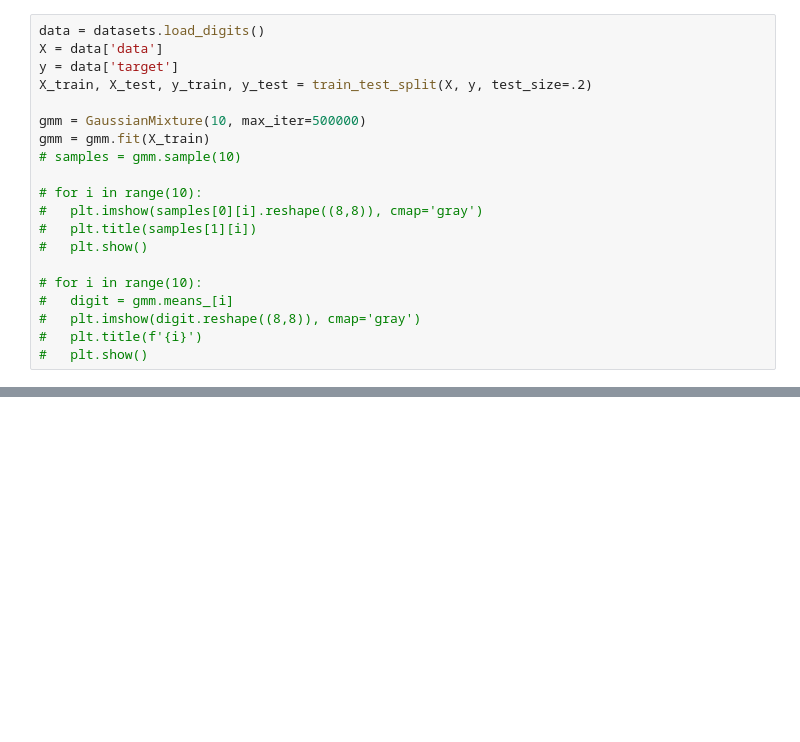
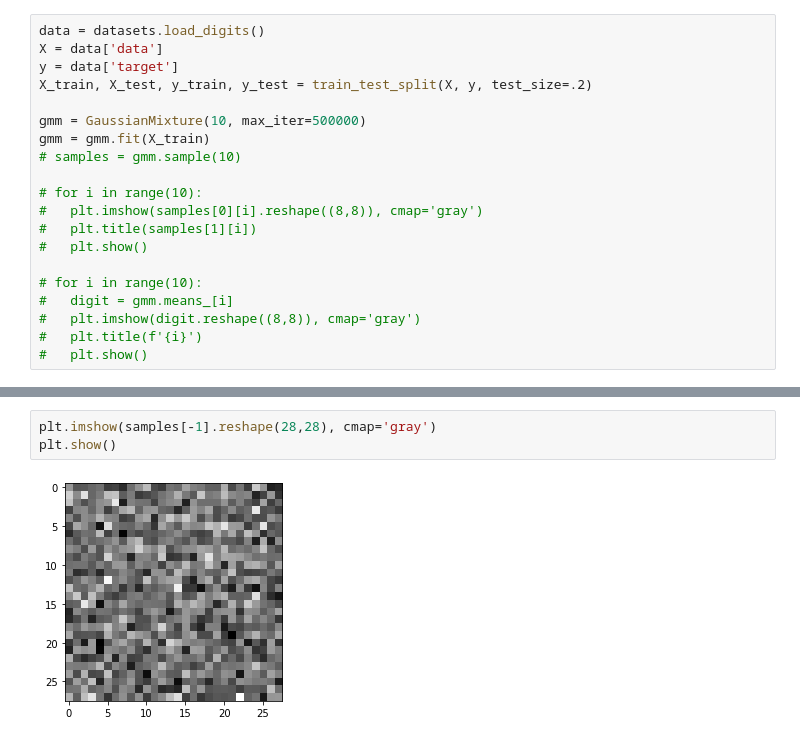
Before and after one commit to EthanMWalker/deep_mcmc, a Jupyter notebook: mcmc_with_gmm.ipynb, the cells around one changed output, grey strips where cells are left out. Cells and saved outputs as stored; diff of their text form; blank space fills up the shorter version.

```diff
--- a/mcmc_with_gmm.ipynb
+++ b/mcmc_with_gmm.ipynb
@@ -60,0 +158,5 @@ metropolis()
+# %%
+plt.imshow(samples[-1].reshape(28,28), cmap='gray')
+plt.show()
+# %% [output]
+[figure, added]
```
Also changed, not shown: parts of 11 cells of this notebook, 8 other files.
